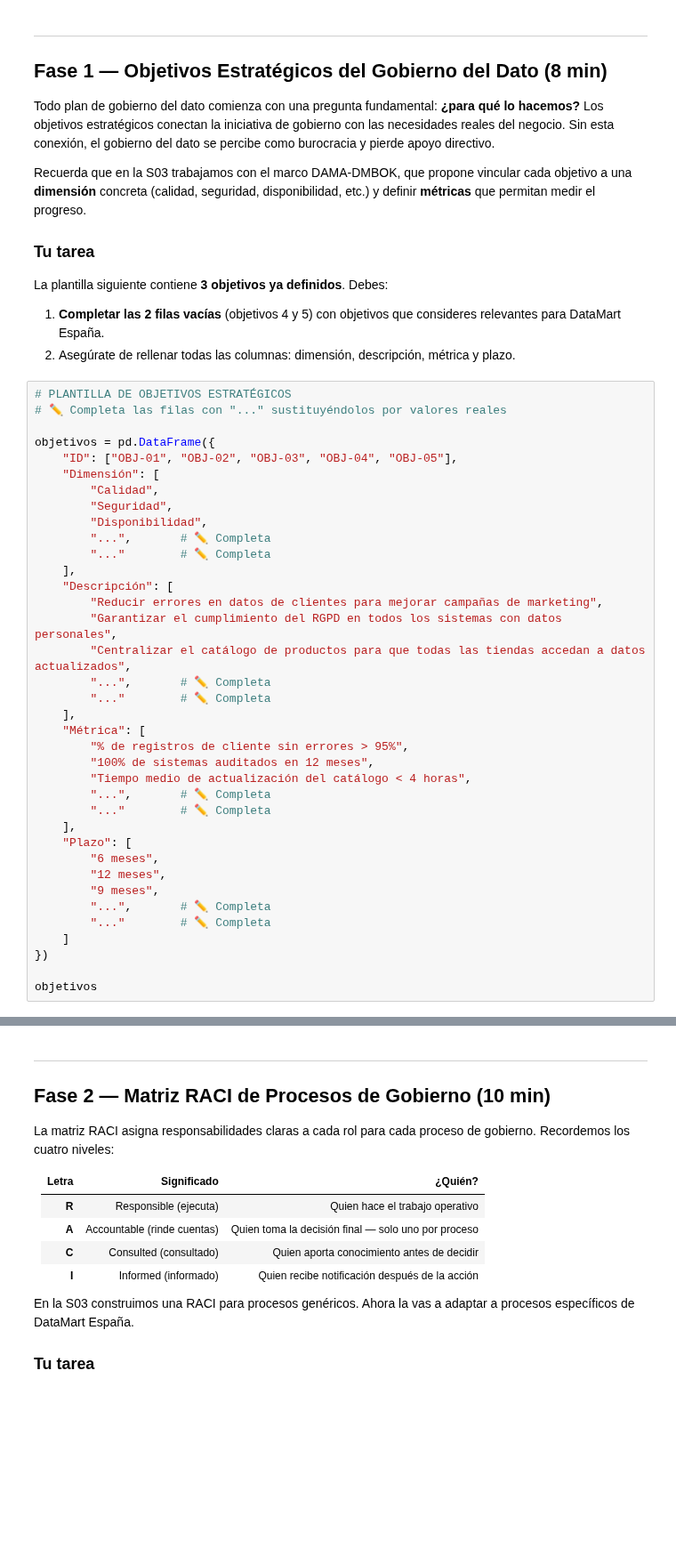
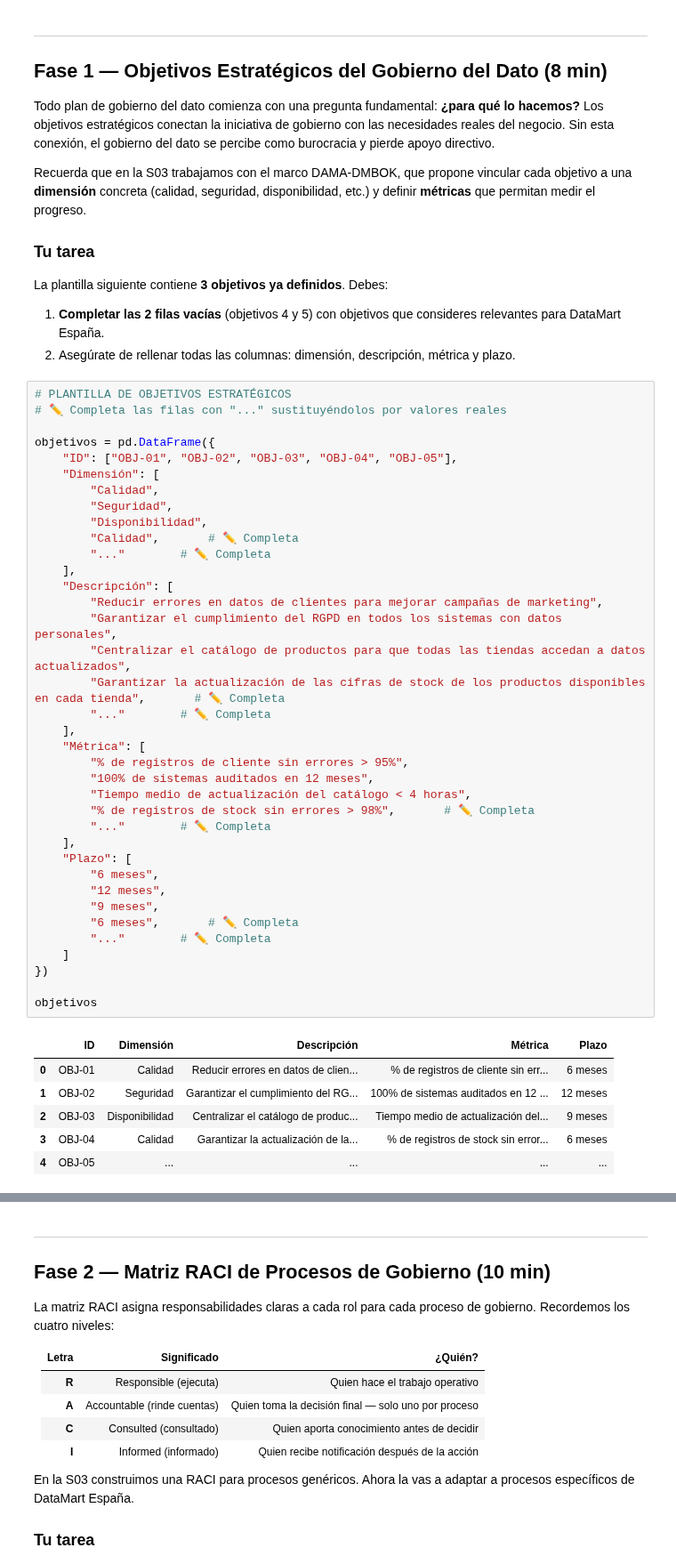
Before and after one commit to JavierFdC/DataAnalytics---Sep25, a Jupyter notebook: 6. Gobierno del Dato y Estrategia/6.5 - Reto Plan Gobierno Dato.ipynb, the cells around one changed output, grey strips where cells are left out. Shown at 89% size. Drawn from its saved outputs; the diff is of its cells as text; blank space fills up the shorter version.

```diff
--- a/6. Gobierno del Dato y Estrategia/6.5 - Reto Plan Gobierno Dato.ipynb
+++ b/6. Gobierno del Dato y Estrategia/6.5 - Reto Plan Gobierno Dato.ipynb
@@ -60,37 +62,44 @@ La plantilla siguiente contiene **3 objetivos ya definidos**. Debes:
 
 objetivos = pd.DataFrame({
     "ID": ["OBJ-01", "OBJ-02", "OBJ-03", "OBJ-04", "OBJ-05"],
     "Dimensión": [
         "Calidad",
         "Seguridad",
         "Disponibilidad",
-        "...",       # ✏️ Completa
+        "Calidad",       # ✏️ Completa
         "..."        # ✏️ Completa
     ],
     "Descripción": [
         "Reducir errores en datos de clientes para mejorar campañas de marketing",
         "Garantizar el cumplimiento del RGPD en todos los sistemas con datos personales",
         "Centralizar el catálogo de productos para que todas las tiendas accedan a datos actualizados",
-        "...",       # ✏️ Completa
+        "Garantizar la actualización de las cifras de stock de los productos disponibles en cada tienda",       # ✏️ Completa
         "..."        # ✏️ Completa
     ],
     "Métrica": [
         "% de registros de cliente sin errores > 95%",
         "100% de sistemas auditados en 12 meses",
         "Tiempo medio de actualización del catálogo < 4 horas",
-        "...",       # ✏️ Completa
+        "% de registros de stock sin errores > 98%",       # ✏️ Completa
         "..."        # ✏️ Completa
     ],
     "Plazo": [
         "6 meses",
         "12 meses",
         "9 meses",
-        "...",       # ✏️ Completa
+        "6 meses",       # ✏️ Completa
         "..."        # ✏️ Completa
     ]
 })
 
 objetivos
+# %% [output]
+|  | ID | Dimensión | Descripción | Métrica | Plazo |
+| 0 | OBJ-01 | Calidad | Reducir errores en datos de clien... | % de registros de cliente sin err... | 6 meses |
+| 1 | OBJ-02 | Seguridad | Garantizar el cumplimiento del RG... | 100% de sistemas auditados en 12 ... | 12 meses |
+| 2 | OBJ-03 | Disponibilidad | Centralizar el catálogo de produc... | Tiempo medio de actualización del... | 9 meses |
+| 3 | OBJ-04 | Calidad | Garantizar la actualización de la... | % de registros de stock sin error... | 6 meses |
+| 4 | OBJ-05 | ... | ... | ... | ... |
 # %%
 # VALIDACIÓN — Ejecuta esta celda para comprobar que no quedan campos vacíos
 
```
Also changed, not shown: parts of 11 cells of this notebook, 4 other files.
